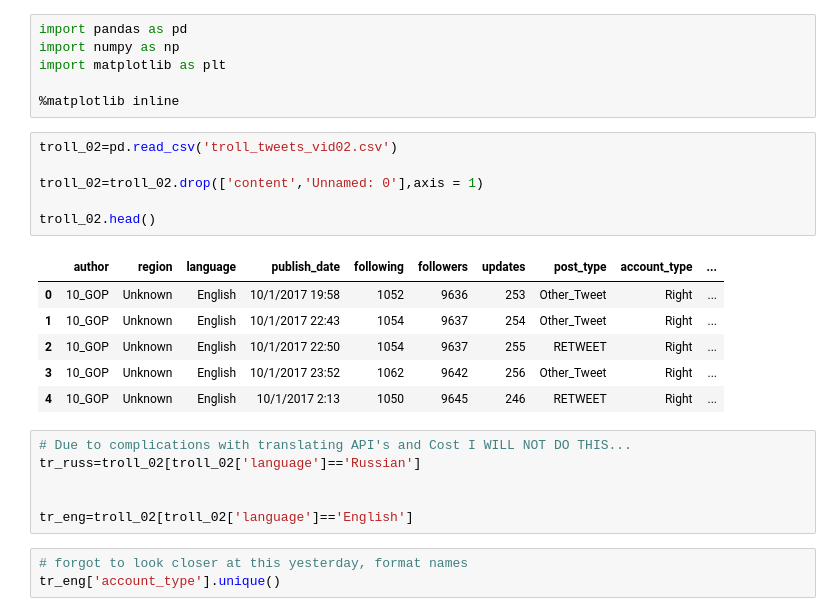
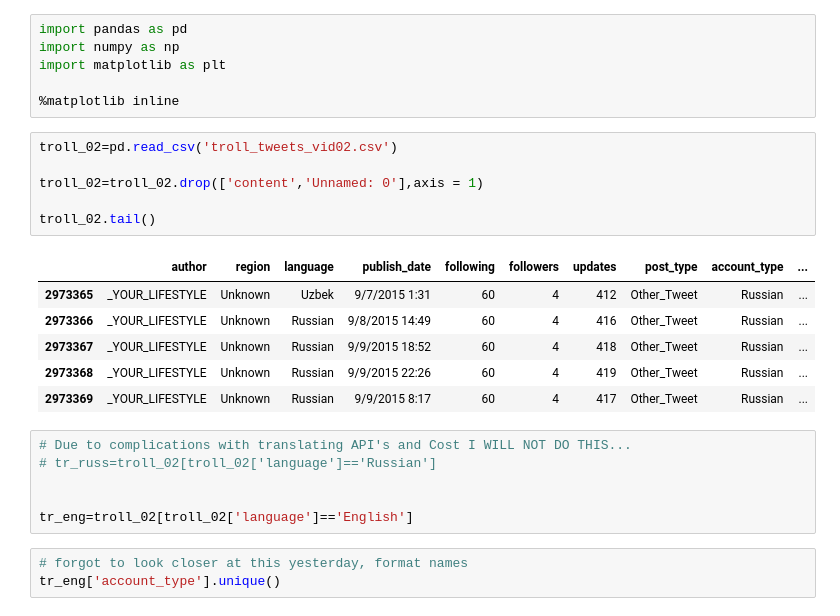
Before and after one commit to MrFuguDataScience/NLP, a Jupyter notebook: troll_tweets_02.ipynb, the cells around one changed output. Cells and saved outputs as stored; diff of their text form.

```diff
--- a/troll_tweets_02.ipynb
+++ b/troll_tweets_02.ipynb
@@ -18,19 +18,19 @@ import matplotlib as plt
 # %%
 troll_02=pd.read_csv('troll_tweets_vid02.csv')
 
 troll_02=troll_02.drop(['content','Unnamed: 0'],axis = 1)
 
-troll_02.head()
+troll_02.tail()
 # %% [output]
 |  | author | region | language | publish_date | following | followers | updates | post_type | account_type | ... |
-| 0 | 10_GOP | Unknown | English | 10/1/2017 19:58 | 1052 | 9636 | 253 | Other_Tweet | Right | ... |
-| 1 | 10_GOP | Unknown | English | 10/1/2017 22:43 | 1054 | 9637 | 254 | Other_Tweet | Right | ... |
-| 2 | 10_GOP | Unknown | English | 10/1/2017 22:50 | 1054 | 9637 | 255 | RETWEET | Right | ... |
-| 3 | 10_GOP | Unknown | English | 10/1/2017 23:52 | 1062 | 9642 | 256 | Other_Tweet | Right | ... |
-| 4 | 10_GOP | Unknown | English | 10/1/2017 2:13 | 1050 | 9645 | 246 | RETWEET | Right | ... |
+| 2973365 | _YOUR_LIFESTYLE | Unknown | Uzbek | 9/7/2015 1:31 | 60 | 4 | 412 | Other_Tweet | Russian | ... |
+| 2973366 | _YOUR_LIFESTYLE | Unknown | Russian | 9/8/2015 14:49 | 60 | 4 | 416 | Other_Tweet | Russian | ... |
+| 2973367 | _YOUR_LIFESTYLE | Unknown | Russian | 9/9/2015 18:52 | 60 | 4 | 418 | Other_Tweet | Russian | ... |
+| 2973368 | _YOUR_LIFESTYLE | Unknown | Russian | 9/9/2015 22:26 | 60 | 4 | 419 | Other_Tweet | Russian | ... |
+| 2973369 | _YOUR_LIFESTYLE | Unknown | Russian | 9/9/2015 8:17 | 60 | 4 | 417 | Other_Tweet | Russian | ... |
 # %%
 # Due to complications with translating API's and Cost I WILL NOT DO THIS...
-tr_russ=troll_02[troll_02['language']=='Russian']
+# tr_russ=troll_02[troll_02['language']=='Russian']
 
 
 tr_eng=troll_02[troll_02['language']=='English']
```
Also changed, not shown: parts of 13 cells of this notebook.
